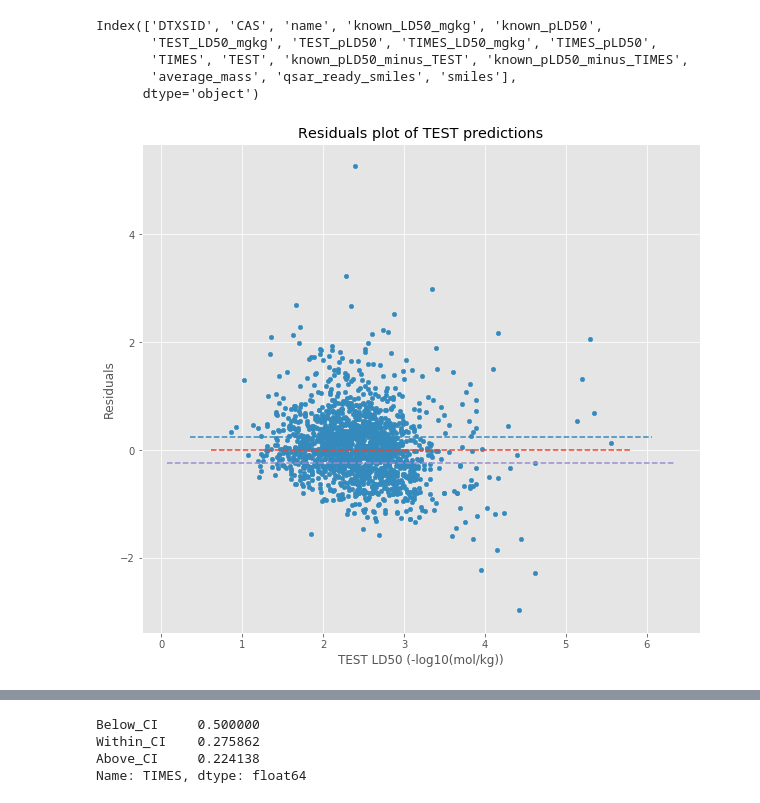
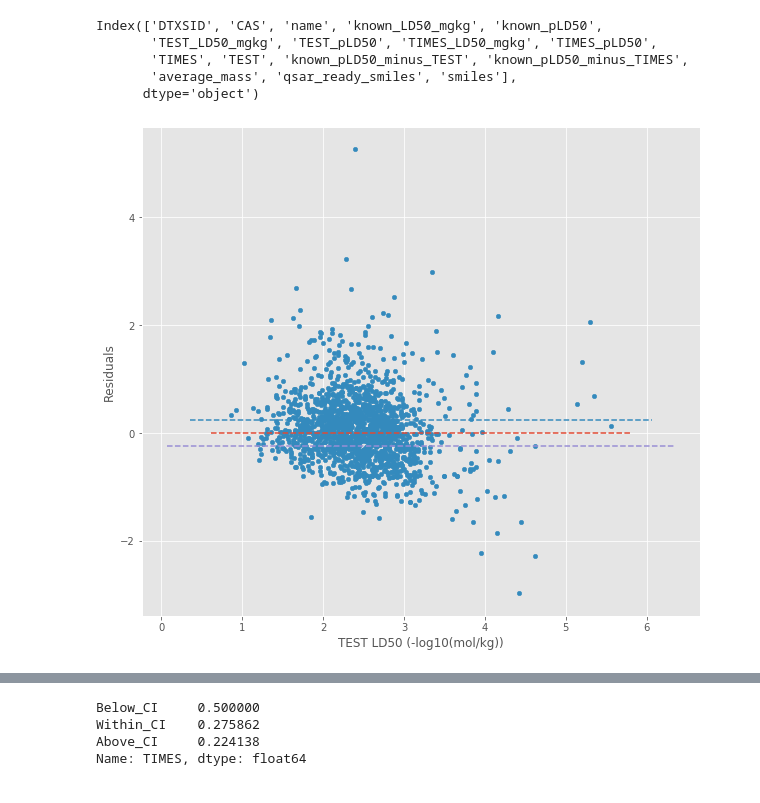
Before and after one commit to g-patlewicz/acute, a Jupyter notebook: notebooks/01_model_datasets.ipynb, the cells around one changed output, grey strips where cells are left out. Cells and saved outputs as stored; diff of their text form; code cells hidden in the pictures.

```diff
--- a/notebooks/01_model_datasets.ipynb
+++ b/notebooks/01_model_datasets.ipynb
@@ -749,3 +716,5 @@ relevant_acute_data.describe()
+# %%
+relevant_acute_data.drop(['Unnamed: 0'],axis = 1, inplace = True)
 # %%
 relevant_acute_data[(relevant_acute_data['TEST_LD50_mgkg'].isnull()) & (~relevant_acute_data['TEST_pLD50'].isnull()) ]
 # %% [output]
@@ -818,16 +788,17 @@ Index(['DTXSID', 'CAS', 'name', 'known_LD50_mgkg', 'known_pLD50',
 # %%
 plt.style.use('ggplot')
 fig, ax = plt.subplots(figsize = (10,9))
 TEST_vs_expt_pLD50.plot(ax = ax, kind = 'scatter', x = 'TEST_pLD50', y ='known_pLD50_minus_TEST')
 abline(0,0)
 abline(0,0.24673953)
 abline(0,-0.24673953)
-plt.title('Residuals plot of TEST predictions')
+#plt.title('Residuals plot of TEST predictions')
 plt.xlabel('TEST LD50 (-log10(mol/kg))')
 plt.ylabel('Residuals')
 plt.savefig(figures_dir+'residuals_TEST.png', dpi = 300)
+plt.savefig(figures_dir+'Figure5a.tif', dpi = 300)
 # %% [output]
-[figure, old version]
+[figure, new version]
 # %%
 TIMES_vs_expt_pLD50[TIMES_vs_expt_pLD50['known_pLD50_minus_TIMES'] >2.5]
 # %% [output]
```
Also changed, not shown: parts of 20 cells of this notebook, 2 other files.
